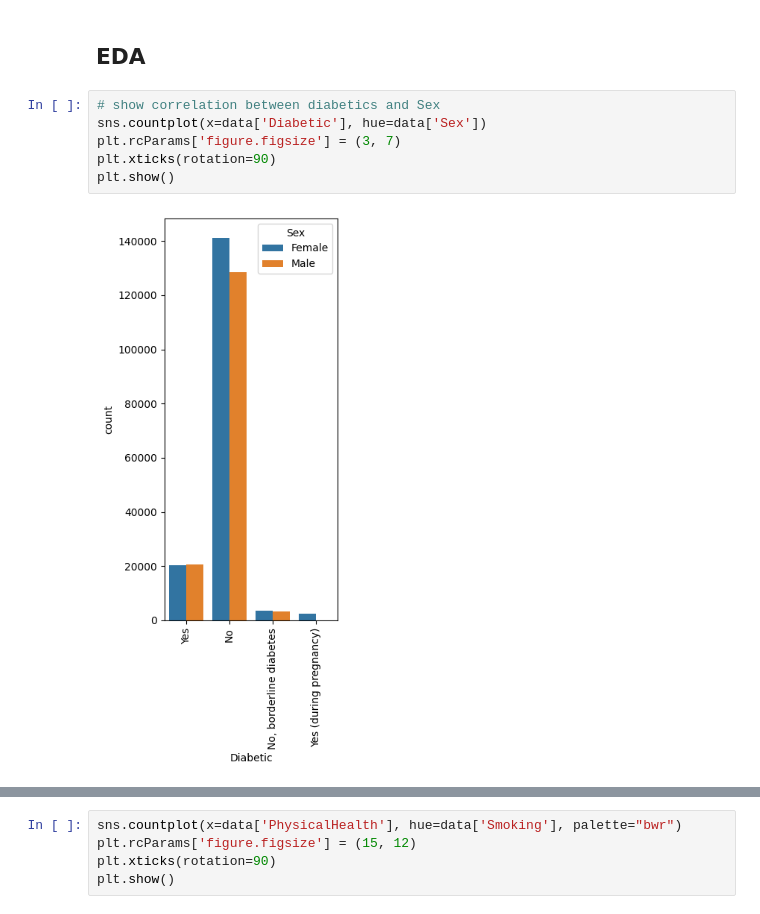
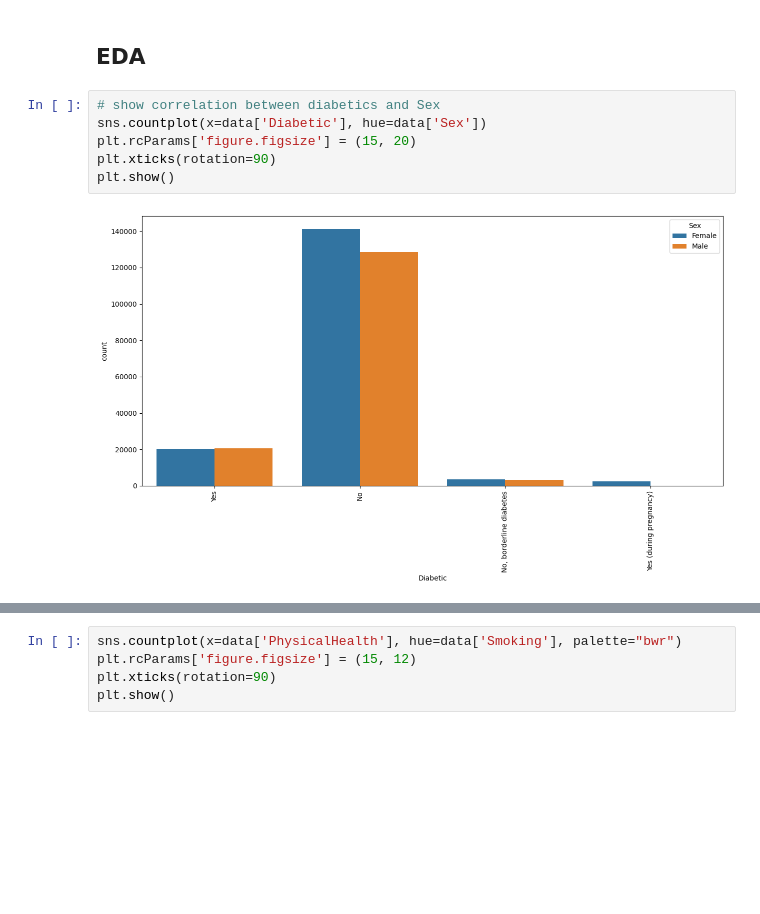
Before and after one commit to nour-aldin/Heart-Disease-Detection, a Jupyter notebook: code/Data Visualization.ipynb, the cells around one changed output, grey strips where cells are left out. Saved outputs shown, nothing was run; the diff lists cells and outputs as text; blank space fills up the shorter version.

```diff
--- a/code/Data Visualization.ipynb
+++ b/code/Data Visualization.ipynb
@@ -107,11 +107,11 @@ for col in arr:
 # %%
 # show correlation between diabetics and Sex
 sns.countplot(x=data['Diabetic'], hue=data['Sex'])
-plt.rcParams['figure.figsize'] = (3, 7)
+plt.rcParams['figure.figsize'] = (15, 20)
 plt.xticks(rotation=90)
 plt.show()
 # %% [output]
-[figure, old version]
+[figure, new version]
 # %%
 # show relation between gender and smoking
 sns.countplot(x=data['Sex'], hue=data['Smoking'])
```
Also changed, not shown: parts of 2 cells of this notebook.
